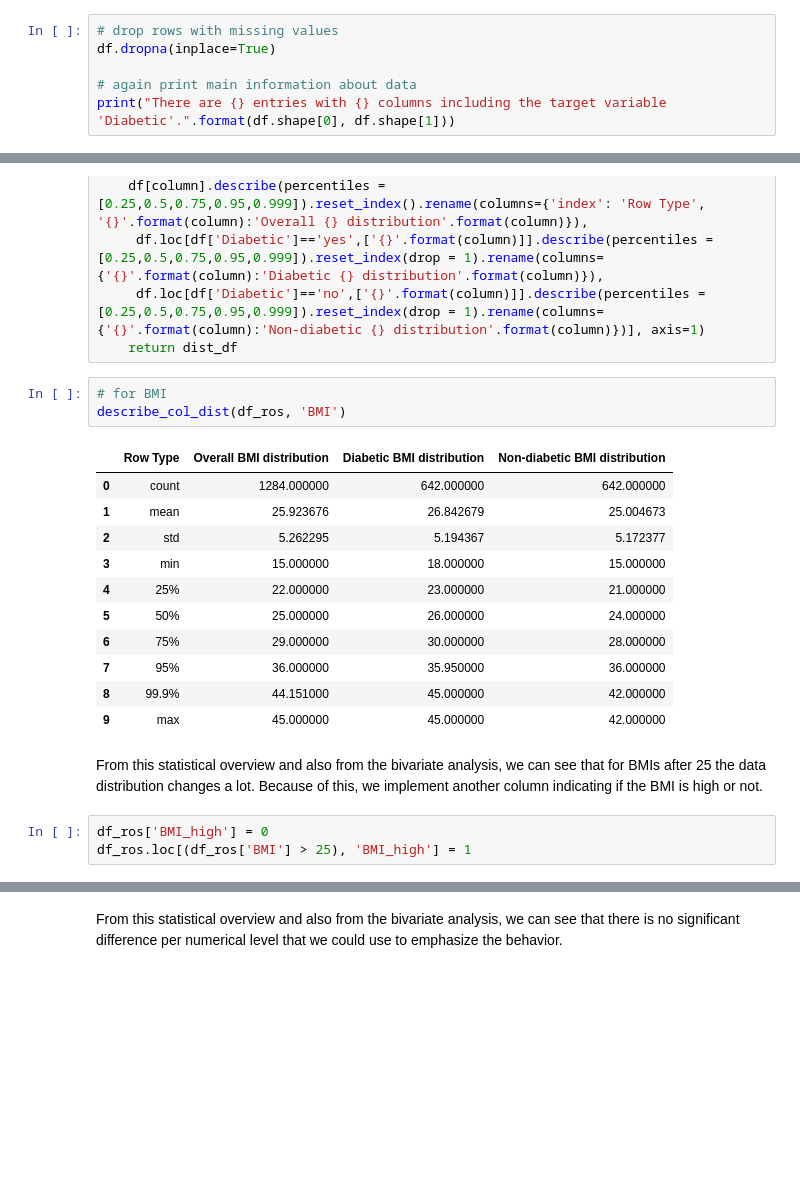
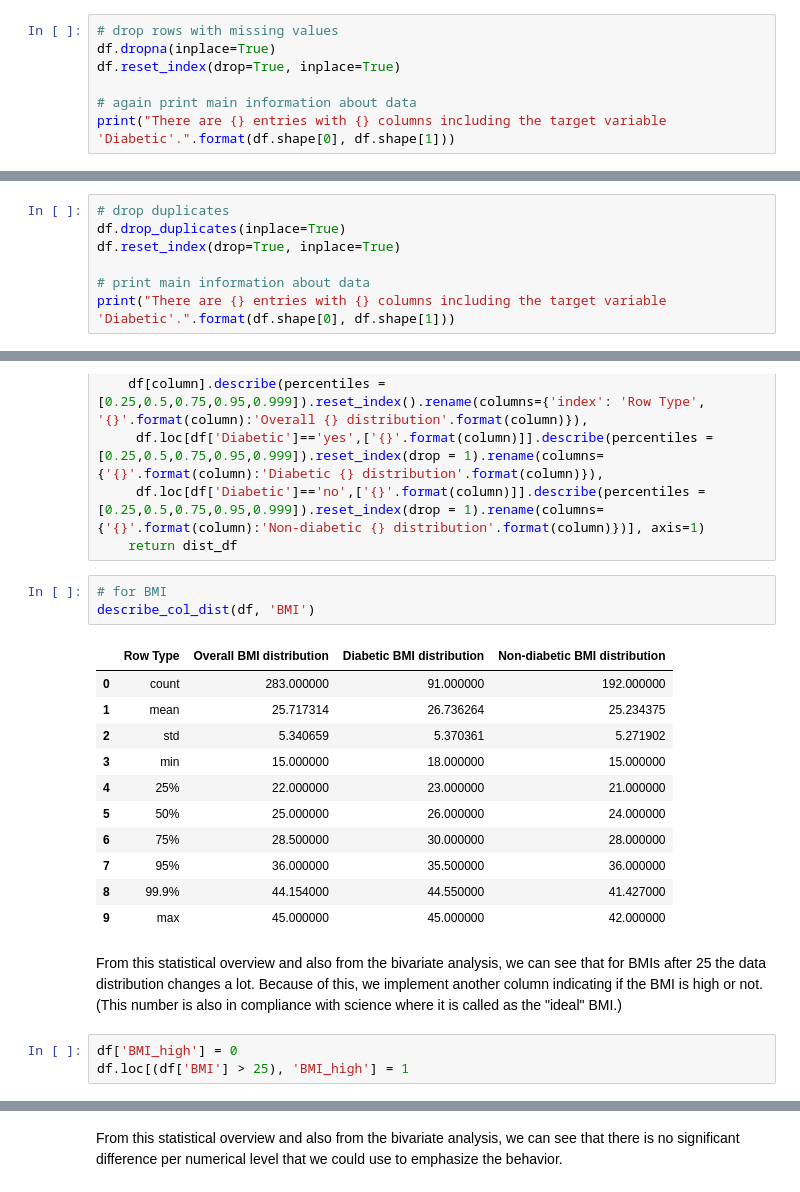
Before and after one commit to kimlindner/Type2DiabetesDetection_ML_Project, a Jupyter notebook: EDA_and_Preprocessing.ipynb, the cells around one changed output, grey strips where cells are left out. Saved outputs shown, nothing was run; the diff lists cells and outputs as text; blank space fills up the shorter version.

```diff
--- a/EDA_and_Preprocessing.ipynb
+++ b/EDA_and_Preprocessing.ipynb
@@ -121,6 +122,7 @@ There are a few missing values. Empty answers in pregnancies could be seen as 0
 # %%
 # drop rows with missing values
 df.dropna(inplace=True)
+df.reset_index(drop=True, inplace=True)
 
 # again print main information about data
 print("There are {} entries with {} columns including the target variable 'Diabetic'.".format(df.shape[0], df.shape[1]))
@@ -135,0 +138,7 @@ This is somehow expected in this dataset. The data has been achieved by a survey
+# %%
+# drop duplicates
+df.drop_duplicates(inplace=True)
+df.reset_index(drop=True, inplace=True)
+
+# print main information about data
+print("There are {} entries with {} columns including the target variable 'Diabetic'.".format(df.shape[0], df.shape[1]))
@@ -303,23 +318,23 @@ def describe_col_dist(df, column):
     return dist_df
 # %%
 # for BMI
-describe_col_dist(df_ros, 'BMI')
+describe_col_dist(df, 'BMI')
 # %% [output]
 |  | Row Type | Overall BMI distribution | Diabetic BMI distribution | Non-diabetic BMI distribution |
-| 0 | count | 1284.000000 | 642.000000 | 642.000000 |
-| 1 | mean | 25.923676 | 26.842679 | 25.004673 |
-| 2 | std | 5.262295 | 5.194367 | 5.172377 |
+| 0 | count | 283.000000 | 91.000000 | 192.000000 |
+| 1 | mean | 25.717314 | 26.736264 | 25.234375 |
+| 2 | std | 5.340659 | 5.370361 | 5.271902 |
 | 3 | min | 15.000000 | 18.000000 | 15.000000 |
 | 4 | 25% | 22.000000 | 23.000000 | 21.000000 |
 | 5 | 50% | 25.000000 | 26.000000 | 24.000000 |
-| 6 | 75% | 29.000000 | 30.000000 | 28.000000 |
-| 7 | 95% | 36.000000 | 35.950000 | 36.000000 |
-| 8 | 99.9% | 44.151000 | 45.000000 | 42.000000 |
+| 6 | 75% | 28.500000 | 30.000000 | 28.000000 |
+| 7 | 95% | 36.000000 | 35.500000 | 36.000000 |
+| 8 | 99.9% | 44.154000 | 44.550000 | 41.427000 |
 | 9 | max | 45.000000 | 45.000000 | 42.000000 |
 # %% [markdown]
-From this statistical overview and also from the bivariate analysis, we can see that for BMIs after 25 the data distribution changes a lot. Because of this, we implement another column indicating if the BMI is high or not.
+From this statistical overview and also from the bivariate analysis, we can see that for BMIs after 25 the data distribution changes a lot. Because of this, we implement another column indicating if the BMI is high or not. (This number is also in compliance with science where it is called as the "ideal" BMI.)
 # %%
-df_ros['BMI_high'] = 0
-df_ros.loc[(df_ros['BMI'] > 25), 'BMI_high'] = 1
+df['BMI_high'] = 0
+df.loc[(df['BMI'] > 25), 'BMI_high'] = 1
 # %%
 # for Sleep
```
Also changed, not shown: parts of 15 cells of this notebook, 1 other file.
